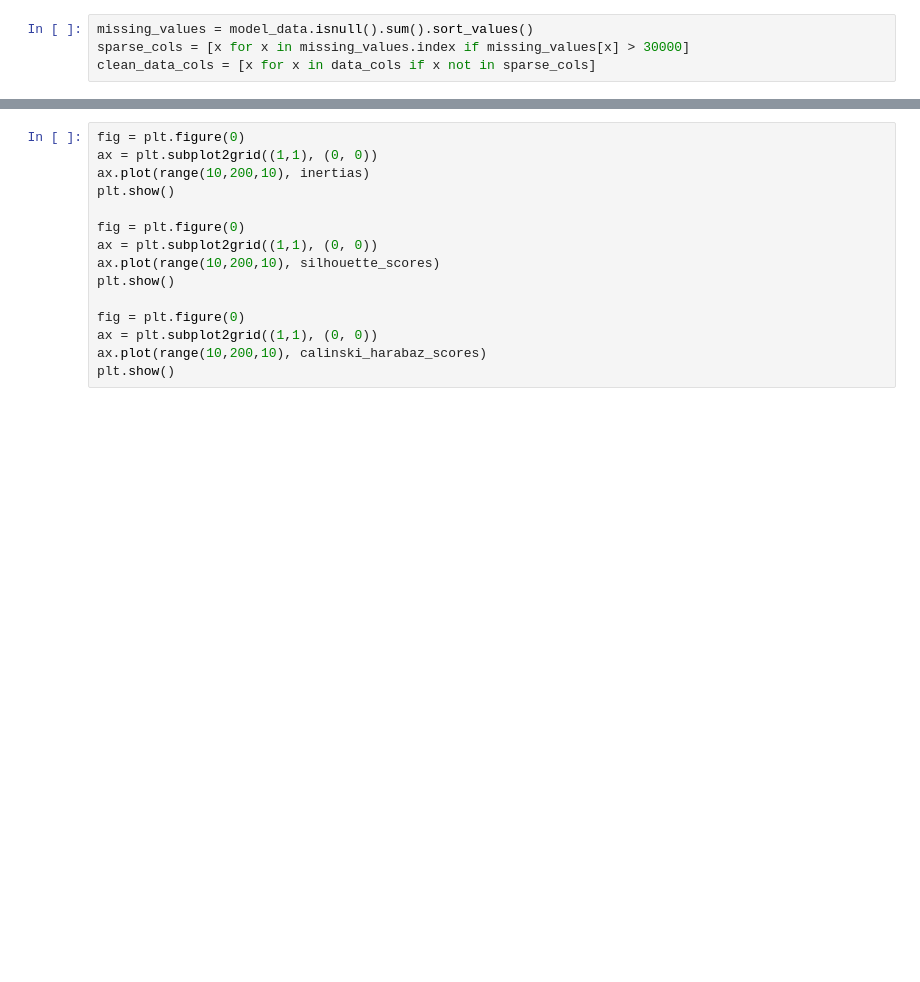
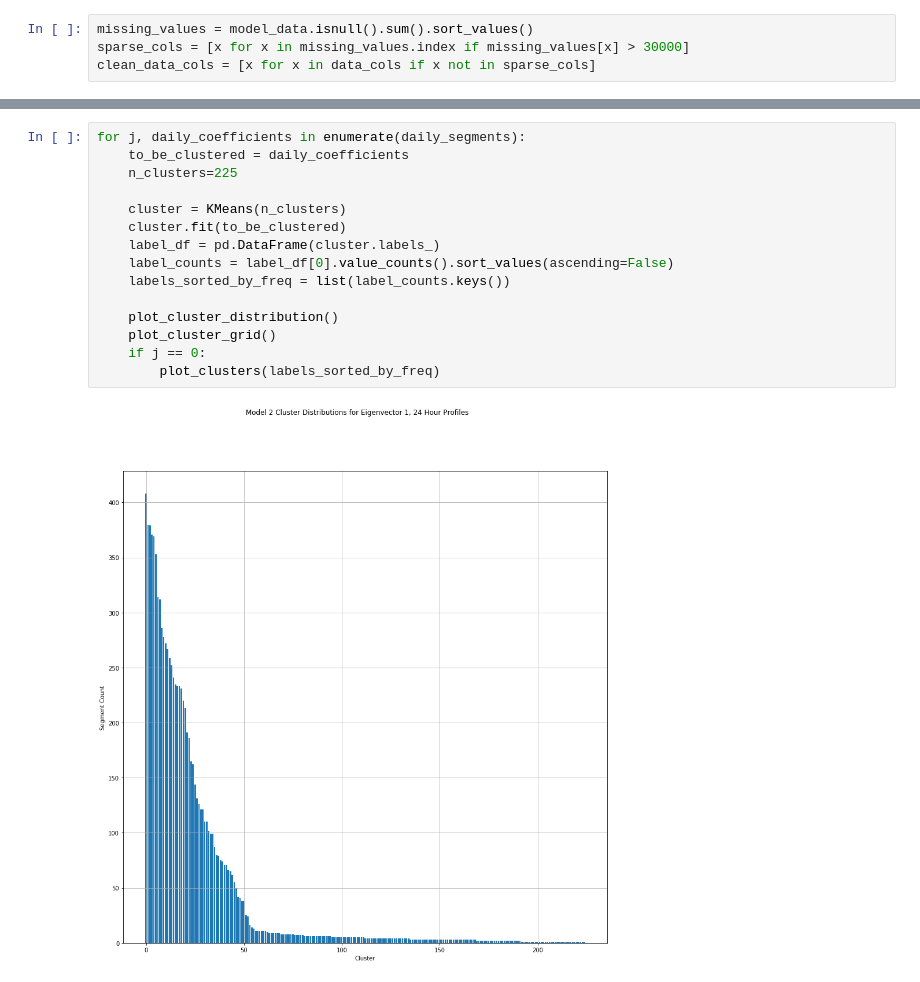
Before and after one commit to j-goldsmith/TurbineTimeSeries.EDA, a Jupyter notebook: eda/pca_model2_24hour_exploration.ipynb, the cells around one changed output, grey strips where cells are left out. Saved outputs shown, nothing was run; the diff lists cells and outputs as text; blank space fills up the shorter version.

```diff
--- a/eda/pca_model2_24hour_exploration.ipynb
+++ b/eda/pca_model2_24hour_exploration.ipynb
@@ -317,15 +146,17 @@ plt.close()
-# %%
-fig = plt.figure(0)
-ax = plt.subplot2grid((1,1), (0, 0))
-ax.plot(range(10,200,10), inertias)
-plt.show()
-
-fig = plt.figure(0)
-ax = plt.subplot2grid((1,1), (0, 0))
-ax.plot(range(10,200,10), silhouette_scores)
-plt.show()
-
-fig = plt.figure(0)
-ax = plt.subplot2grid((1,1), (0, 0))
-ax.plot(range(10,200,10), calinski_harabaz_scores)
-plt.show()
+# %%
+for j, daily_coefficients in enumerate(daily_segments):
+    to_be_clustered = daily_coefficients
+    n_clusters=225
+
+    cluster = KMeans(n_clusters)
+    cluster.fit(to_be_clustered)
+    label_df = pd.DataFrame(cluster.labels_)
+    label_counts = label_df[0].value_counts().sort_values(ascending=False)
+    labels_sorted_by_freq = list(label_counts.keys())
+
+    plot_cluster_distribution()
+    plot_cluster_grid()
+    if j == 0:
+        plot_clusters(labels_sorted_by_freq)
+# %% [output]
+[figure, added]
```
Also changed, not shown: parts of 10 cells of this notebook.
